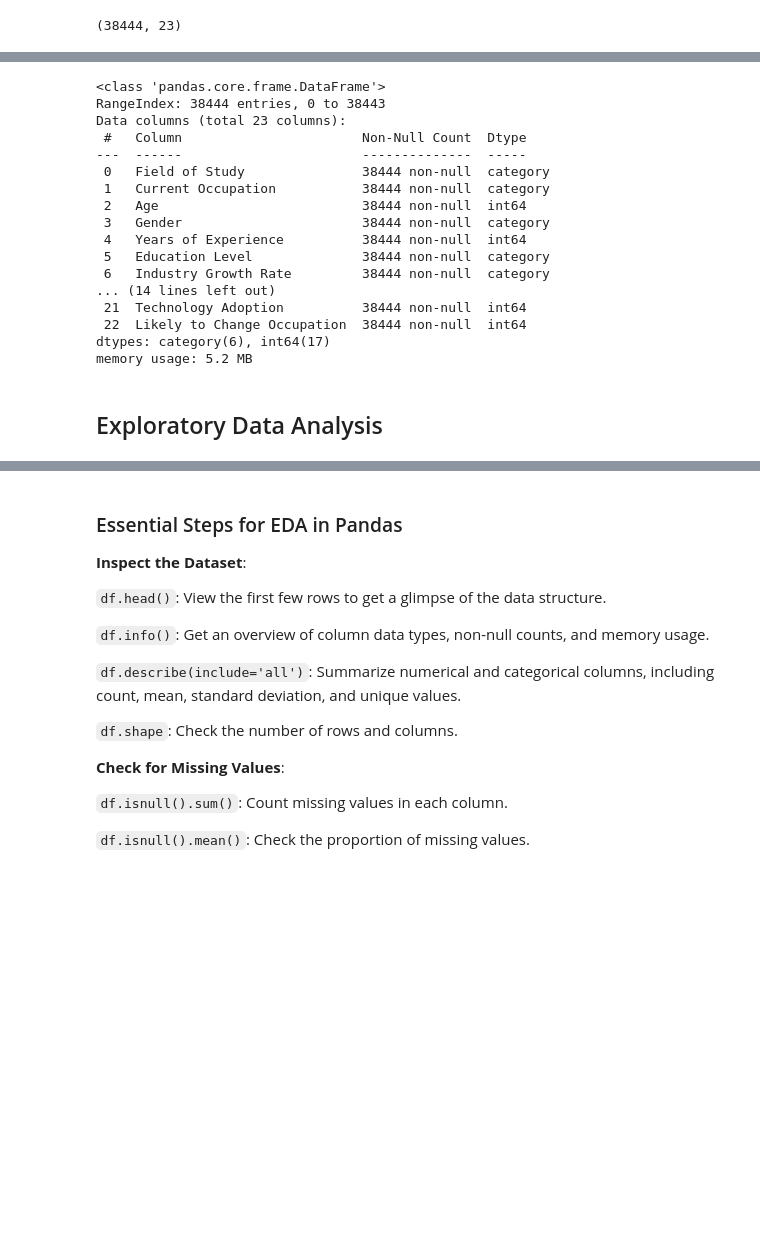
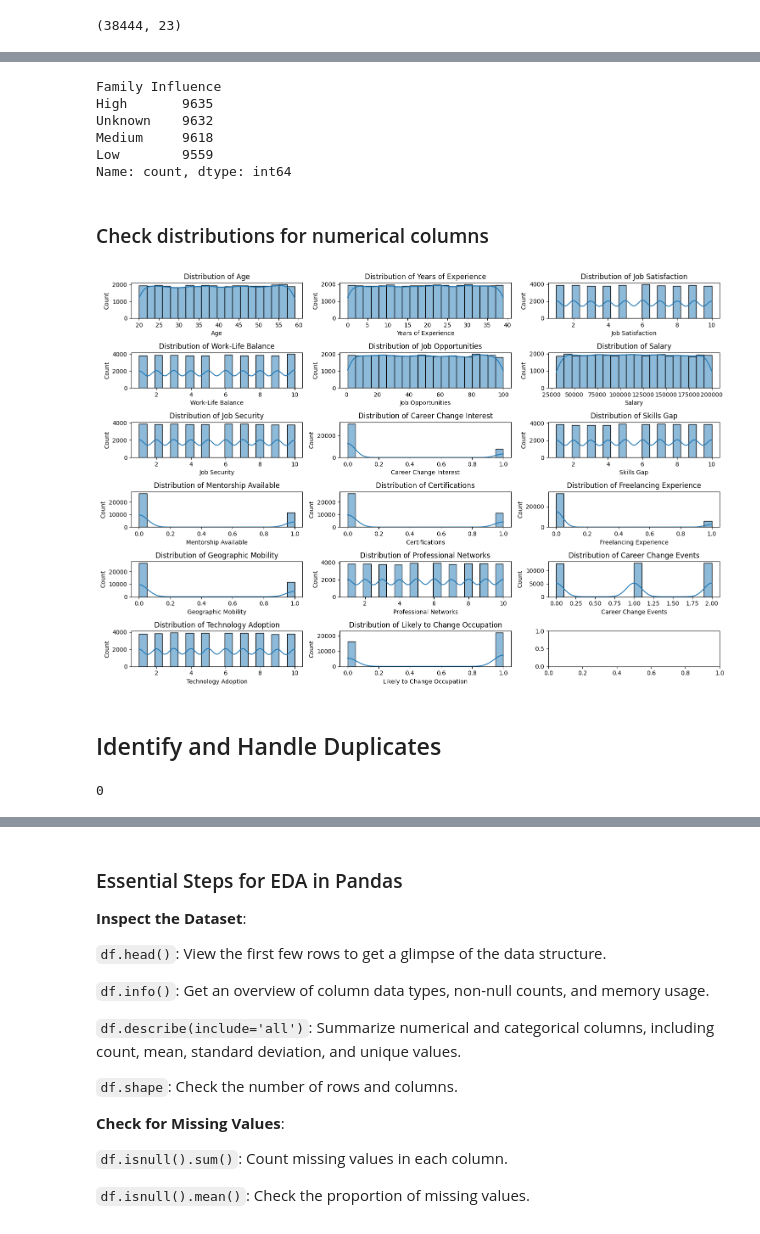
Before and after one commit to wdavjr/wd-career-field-vs-occupation-eda, a Jupyter notebook: eda-of-occupation-vs-field-of-study.ipynb, the cells around one changed output, grey strips where cells are left out. Saved outputs shown, nothing was run; the diff lists cells and outputs as text; code cells hidden in the pictures; blank space fills up the shorter version.

Commit message:
Kaggle Notebook | EDA of Occupation vs Field of Study | Version 3

```diff
--- a/eda-of-occupation-vs-field-of-study.ipynb
+++ b/eda-of-occupation-vs-field-of-study.ipynb
@@ -51,0 +86,12 @@ df.head()
+# %%
+# Identify categorical columns and convert them to 'category' dtype
+categorical_columns = df.select_dtypes(include='object').columns
+
+# Identify integer columns and convert them to 'int32' dtype
+int_columns = df.select_dtypes(include='int64').columns
+
+# Assign categorical data to DataFrames
+df[categorical_columns] = df[categorical_columns].astype('category')
+
+# Assign integer data to DataFrames
+df[int_columns] = df[int_columns].astype('int32')
@@ -77,3 +229,10 @@ dtype: int64
 # %%
-# Impute missing categorical values
-df['Family Influence'].fillna('Unknown', inplace=True)
+#
+df['Family Influence'].value_counts()
+# %% [output]
+Family Influence
+High       9635
+Unknown    9632
+Medium     9618
+Low        9559
+Name: count, dtype: int64
@@ -86,22 +239,23 @@ df[categorical_columns] = df[categorical_columns].astype('category')
-# %%
-df.info()
-# %% [output]
-<class 'pandas.core.frame.DataFrame'>
-RangeIndex: 38444 entries, 0 to 38443
-Data columns (total 23 columns):
- #   Column                       Non-Null Count  Dtype
----  ------                       --------------  -----
- 0   Field of Study               38444 non-null  category
- 1   Current Occupation           38444 non-null  category
- 2   Age                          38444 non-null  int64
- 3   Gender                       38444 non-null  category
- 4   Years of Experience          38444 non-null  int64
- 5   Education Level              38444 non-null  category
- 6   Industry Growth Rate         38444 non-null  category
-... (14 lines left out)
- 21  Technology Adoption          38444 non-null  int64
- 22  Likely to Change Occupation  38444 non-null  int64
-dtypes: category(6), int64(17)
-memory usage: 5.2 MB
-# %% [markdown]
-## Exploratory Data Analysis
+# %% [markdown]
+### Check distributions for numerical columns
+# %%
+# Create subplots: Adjust the size based on the number of columns
+fig, axes = plt.subplots(nrows=len(int_columns)//3 + 1, ncols=3, figsize=(15, 10))
+axes = axes.flatten()  # Flatten to make indexing easier
+
+# Step 2: Plot each column in a separate subplot
+for i, column in enumerate(int_columns):
+    sns.histplot(data=df, x=column, kde=True, bins=20, ax=axes[i])
+    axes[i].set_title(f'Distribution of {column}')
+
+# Step 3: Adjust layout and show plot
+plt.tight_layout()
+plt.show()
+# %% [output]
+[figure, added]
+# %% [markdown]
+## Identify and Handle Duplicates
+# %%
+df.duplicated().sum()
+# %% [output]
+0
```
Also changed, not shown: parts of 21 cells of this notebook.
